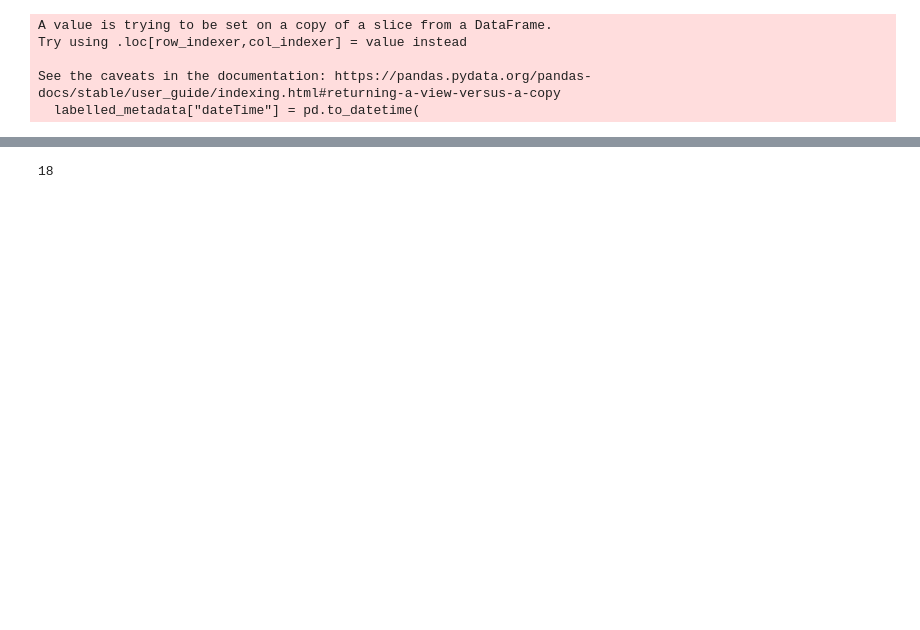
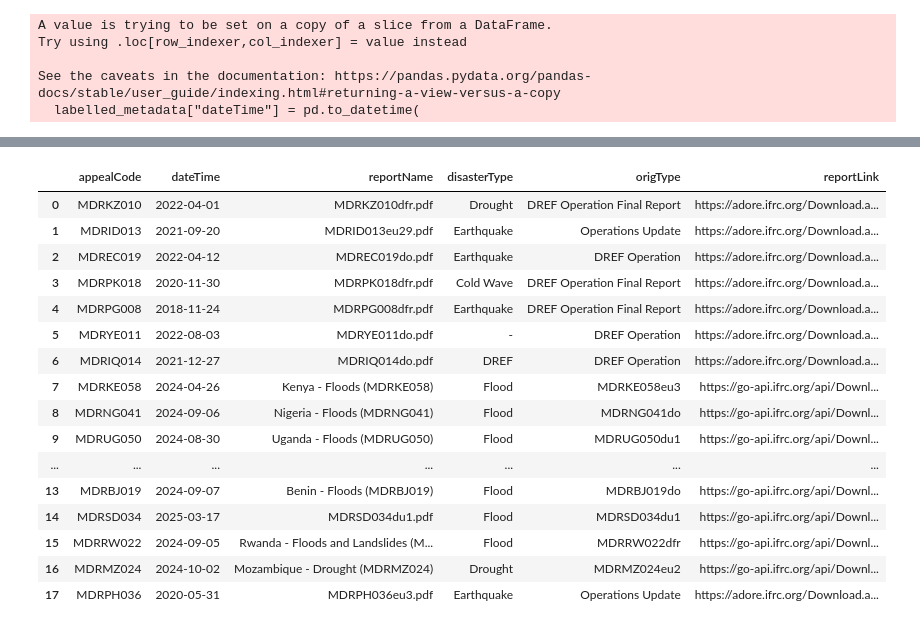
Before and after one commit to luseverin/ROUGE_database, a Jupyter notebook: analysis/inspect_metadata.ipynb, the cells around one changed output, grey strips where cells are left out. Saved outputs shown, nothing was run; the diff lists cells and outputs as text; code cells hidden in the pictures; blank space fills up the shorter version.

```diff
--- a/analysis/inspect_metadata.ipynb
+++ b/analysis/inspect_metadata.ipynb
@@ -217,4 +208,25 @@ merged_metadata = pd.merge(
+# %%
+merged_metadata_both[
+    ["appealCode", "dateTime", "reportName", "disasterType","origType", "reportLink"]
+]
+# %% [output]
+|  | appealCode | dateTime | reportName | disasterType | origType | reportLink |
+| 0 | MDRKZ010 | 2022-04-01 | MDRKZ010dfr.pdf | Drought | DREF Operation Final Report | https://adore.ifrc.org/Download.a... |
+| 1 | MDRID013 | 2021-09-20 | MDRID013eu29.pdf | Earthquake | Operations Update | https://adore.ifrc.org/Download.a... |
+| 2 | MDREC019 | 2022-04-12 | MDREC019do.pdf | Earthquake | DREF Operation | https://adore.ifrc.org/Download.a... |
+| 3 | MDRPK018 | 2020-11-30 | MDRPK018dfr.pdf | Cold Wave | DREF Operation Final Report | https://adore.ifrc.org/Download.a... |
+| 4 | MDRPG008 | 2018-11-24 | MDRPG008dfr.pdf | Earthquake | DREF Operation Final Report | https://adore.ifrc.org/Download.a... |
+| 5 | MDRYE011 | 2022-08-03 | MDRYE011do.pdf | - | DREF Operation | https://adore.ifrc.org/Download.a... |
+| 6 | MDRIQ014 | 2021-12-27 | MDRIQ014do.pdf | DREF | DREF Operation | https://adore.ifrc.org/Download.a... |
+| 7 | MDRKE058 | 2024-04-26 | Kenya - Floods (MDRKE058) | Flood | MDRKE058eu3 | https://go-api.ifrc.org/api/Downl... |
+| 8 | MDRNG041 | 2024-09-06 | Nigeria - Floods (MDRNG041) | Flood | MDRNG041do | https://go-api.ifrc.org/api/Downl... |
+| 9 | MDRUG050 | 2024-08-30 | Uganda - Floods (MDRUG050) | Flood | MDRUG050du1 | https://go-api.ifrc.org/api/Downl... |
+| ... | ... | ... | ... | ... | ... | ... |
+| 13 | MDRBJ019 | 2024-09-07 | Benin - Floods (MDRBJ019) | Flood | MDRBJ019do | https://go-api.ifrc.org/api/Downl... |
+| 14 | MDRSD034 | 2025-03-17 | MDRSD034du1.pdf | Flood | MDRSD034du1 | https://go-api.ifrc.org/api/Downl... |
+| 15 | MDRRW022 | 2024-09-05 | Rwanda - Floods and Landslides (M... | Flood | MDRRW022dfr | https://go-api.ifrc.org/api/Downl... |
+| 16 | MDRMZ024 | 2024-10-02 | Mozambique - Drought (MDRMZ024) | Drought | MDRMZ024eu2 | https://go-api.ifrc.org/api/Downl... |
+| 17 | MDRPH036 | 2020-05-31 | MDRPH036eu3.pdf | Earthquake | Operations Update | https://adore.ifrc.org/Download.a... |
 # %%
-merged_metadata.appealCode.nunique()
+# check diverging date between data that was not matched
+appeal_no_match = list(set(labelled_appeals) - set(merged_metadata_both["appealCode"]))
-# %% [output]
-18
```
Also changed, not shown: parts of 8 cells of this notebook.
